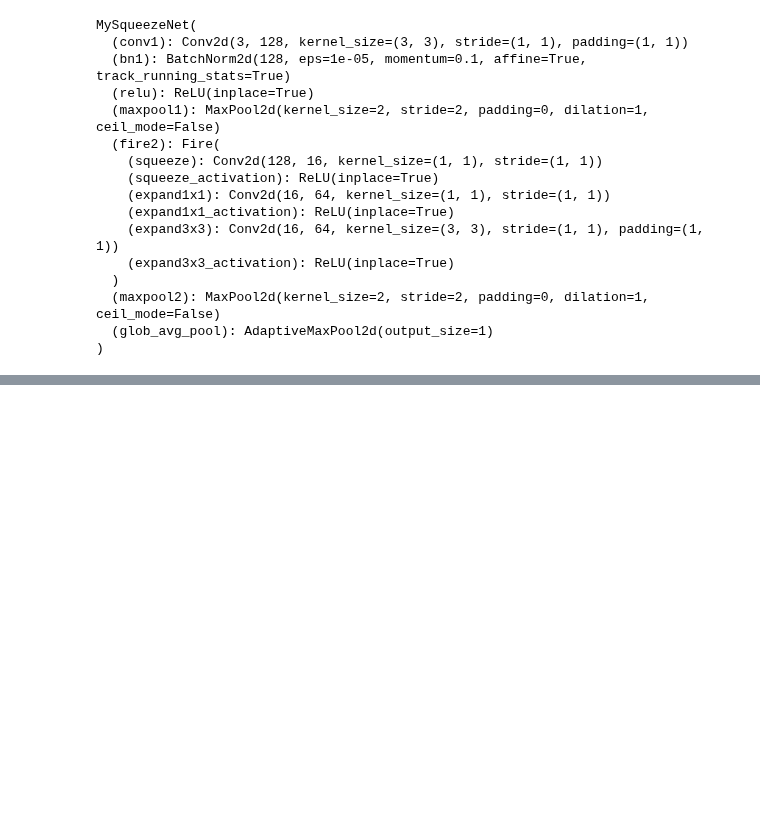
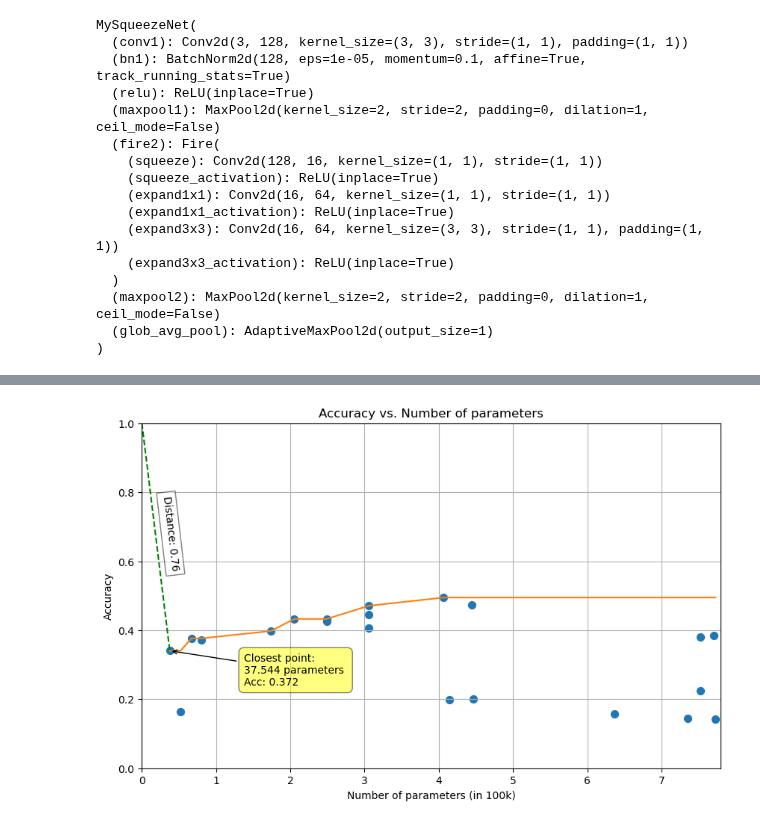
Before and after one commit to MCV-C3/project23-24-08, a Jupyter notebook: Task4/Pretrain.ipynb, the cells around one changed output, grey strips where cells are left out. Cells and saved outputs as stored; diff of their text form; code cells hidden in the pictures; blank space fills up the shorter version.

```diff
--- a/Task4/Pretrain.ipynb
+++ b/Task4/Pretrain.ipynb
@@ -638,0 +852,48 @@ for epoch in range(10):
+# %%
+import pandas as pd
+
+df = pd.read_csv("accuracy-parameters.csv").drop('_wandb', axis=1)
+df['n_params'] /= 100000
+df = df.sort_values(by='n_params', ascending=True)
+# %%
+# scatter plot where x is number of parameters and y is accuracy
+plt.figure(figsize=(10, 6))
+plt.scatter(df['n_params'], df['val_accuracy'], s=50, c='tab:blue')
+
+# plot a running maximum
+plt.plot(df['n_params'], df['val_accuracy'].cummax(), c='tab:orange')
+
+ #inding the closest point to (0,1) and its distance
+closest_point = min(zip(df['n_params'], df['val_accuracy']), key=lambda p: np.hypot(p[0], 1-p[1]))
+distance = np.hypot(closest_point[0], 1 - closest_point[1])
+
+# Plotting a line to the closest point
+plt.plot([0, closest_point[0]], [1, closest_point[1]], c='green', linestyle='--')
+
+# Calculate the angle for text rotation
+dy = closest_point[1] - 1  # Change in y
+dx = closest_point[0] - 0  # Change in x
+angle_in_degrees = np.degrees(np.arctan2(dy, dx))-23  # Convert the angle
+
+# Adding a rotated label on the line with the distance magnitude
+mid_point = [(0 + closest_point[0])/2, (1 + closest_point[1])/2]  # Midpoint for the label
+plt.text(mid_point[0]+0.2, mid_point[1]-0.1, f'Distance: {distance:.2f}',
+         rotation=angle_in_degrees,  # You will need to calculate this angle based on the line's slope
+         ha='center', va='bottom',  # Adjust these for precise positioning
+         bbox=dict(facecolor='white', alpha=0.5))
+
+# Adding a text box with sample text
+text_position = (closest_point[0] + 1, closest_point[1] - 0.1)  # Adjust as needed
+plt.annotate('Closest point:\n37.544 parameters \nAcc: 0.372', xy=closest_point, xytext=text_position,
+             arrowprops=dict(facecolor='black', arrowstyle='->'),
+             bbox=dict(boxstyle='round,pad=0.5', facecolor='yellow', alpha=0.5))
+
+plt.xlabel('Number of parameters (in 100k)')
+plt.ylabel('Accuracy')
+plt.title('Accuracy vs. Number of parameters')
+plt.xlim(0, 7.8)
+plt.ylim(0, 1)
+plt.grid()
+plt.show()
+# %% [output]
+[figure, added]
```
Also changed, not shown: parts of 5 cells of this notebook, 2 other files.
